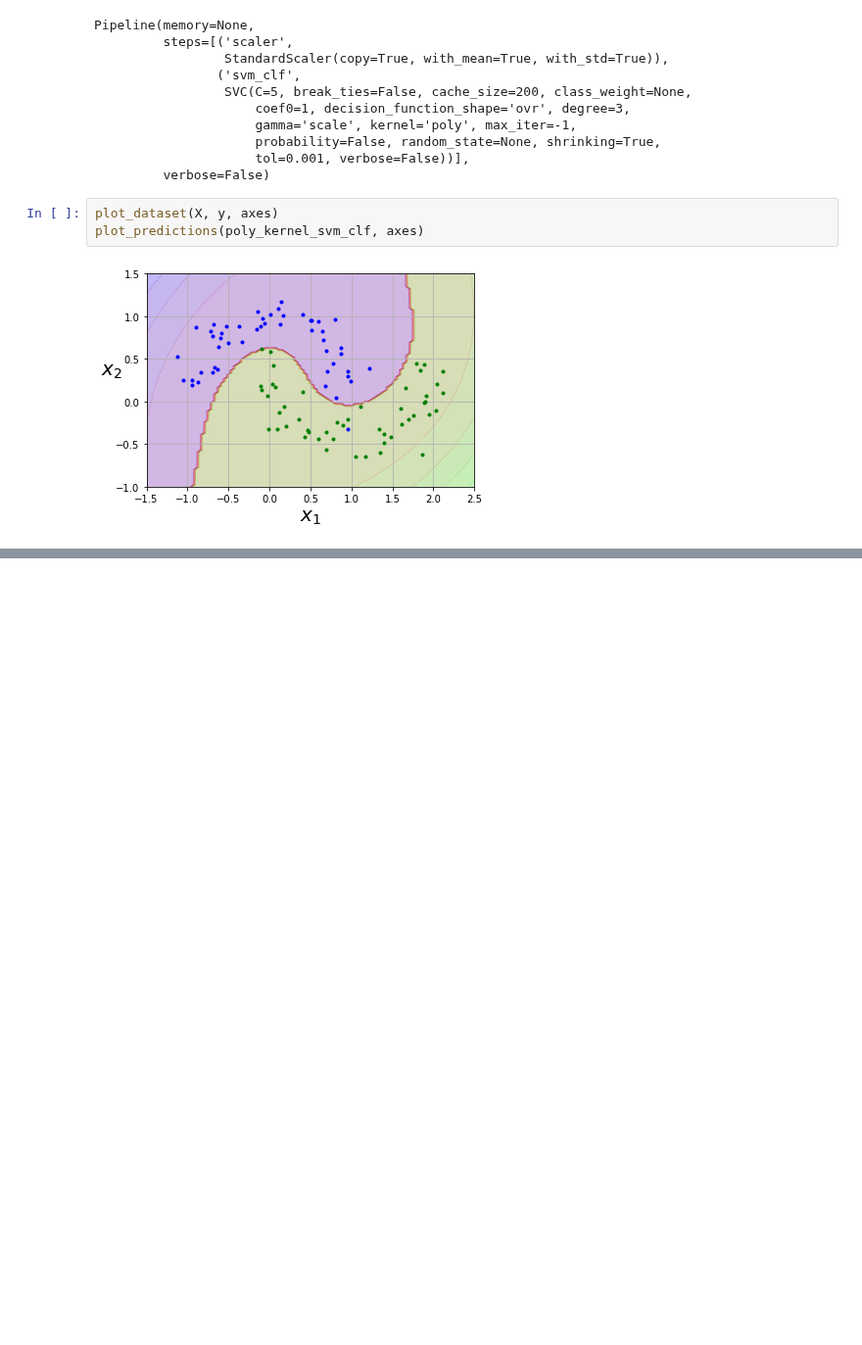
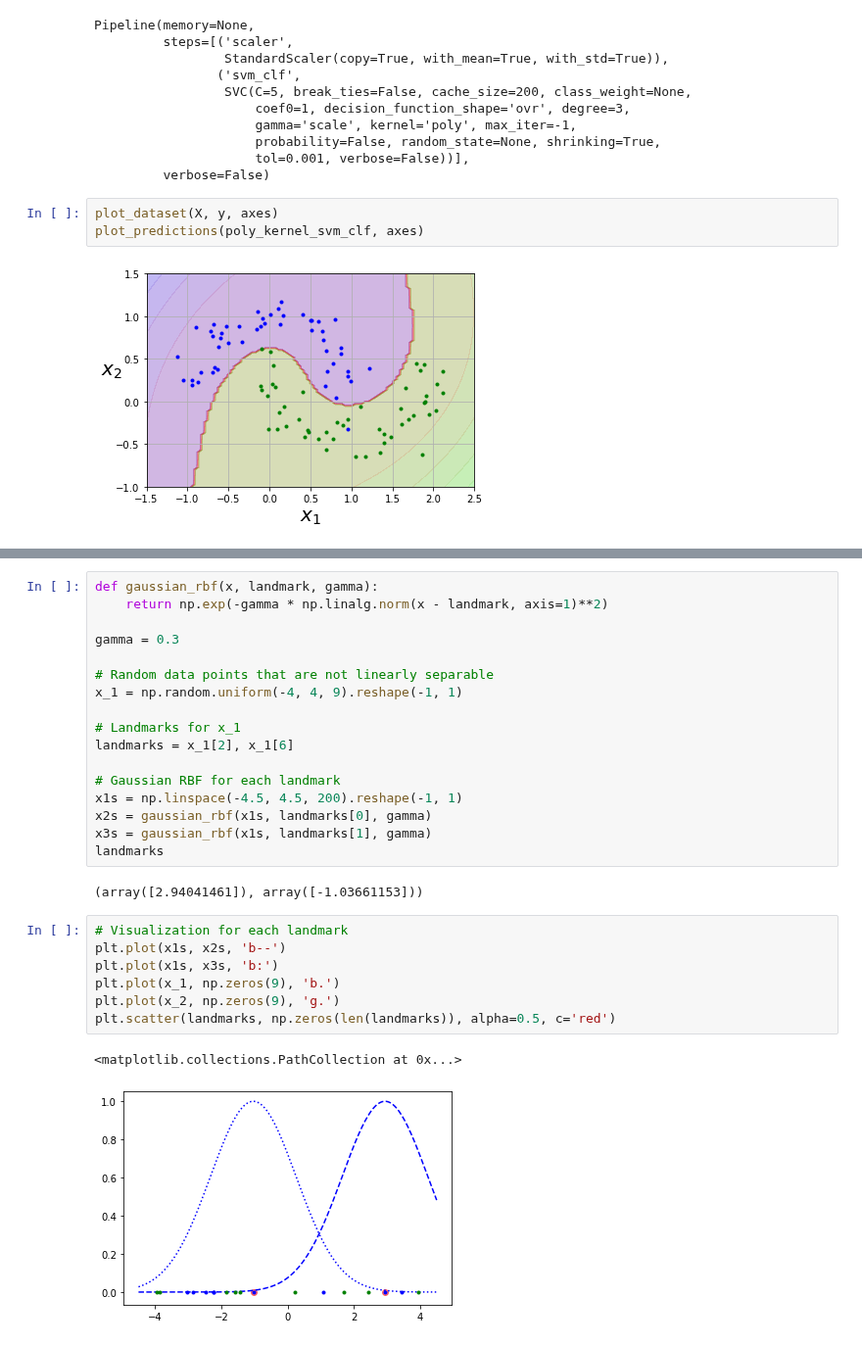
Before and after one commit to codywill/ml-sandbox, a Jupyter notebook: hands-on/Chapter 5 - Support Vector Machines.ipynb, the cells around one changed output, grey strips where cells are left out. Shown at 98% size. Saved outputs shown, nothing was run; the diff lists cells and outputs as text; blank space fills up the shorter version.

Commit message:
Added similarity features notes and plots

```diff
--- a/hands-on/Chapter 5 - Support Vector Machines.ipynb
+++ b/hands-on/Chapter 5 - Support Vector Machines.ipynb
@@ -207,0 +218,29 @@ plot_predictions(poly_kernel_svm_clf, axes)
+# %%
+def gaussian_rbf(x, landmark, gamma):
+    return np.exp(-gamma * np.linalg.norm(x - landmark, axis=1)**2)
+
+gamma = 0.3
+
+# Random data points that are not linearly separable
+x_1 = np.random.uniform(-4, 4, 9).reshape(-1, 1)
+
+# Landmarks for x_1
+landmarks = x_1[2], x_1[6]
+
+# Gaussian RBF for each landmark
+x1s = np.linspace(-4.5, 4.5, 200).reshape(-1, 1)
+x2s = gaussian_rbf(x1s, landmarks[0], gamma)
+x3s = gaussian_rbf(x1s, landmarks[1], gamma)
+landmarks
+# %% [output]
+(array([2.94041461]), array([-1.03661153]))
+# %%
+# Visualization for each landmark
+plt.plot(x1s, x2s, 'b--')
+plt.plot(x1s, x3s, 'b:')
+plt.plot(x_1, np.zeros(9), 'b.')
+plt.plot(x_2, np.zeros(9), 'g.')
+plt.scatter(landmarks, np.zeros(len(landmarks)), alpha=0.5, c='red')
+# %% [output]
+<matplotlib.collections.PathCollection at 0x...>
+[figure, added]
```
Also changed, not shown: parts of 2 cells of this notebook.
